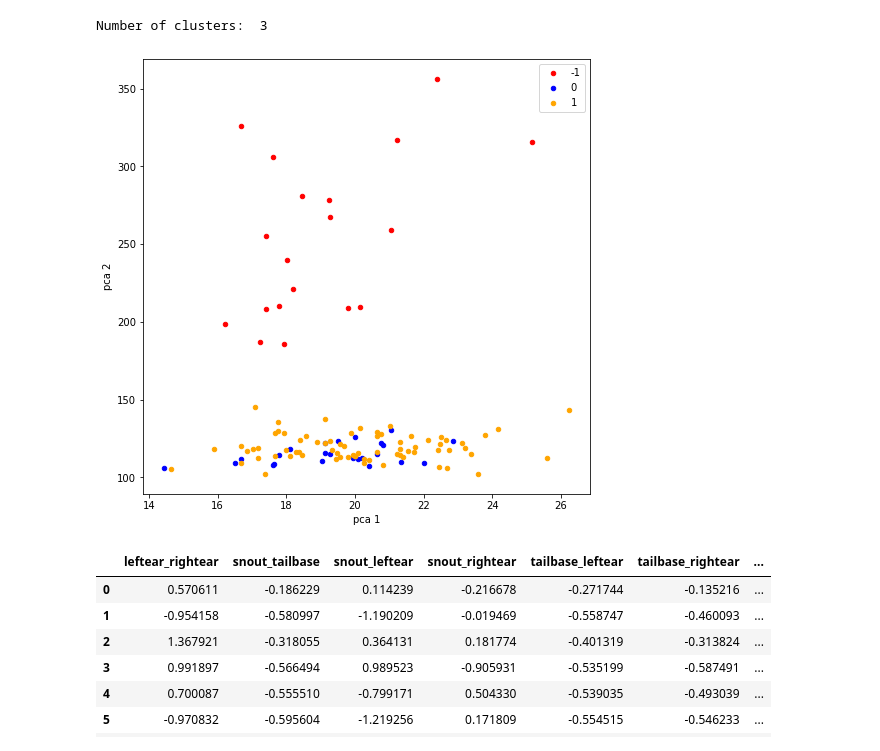
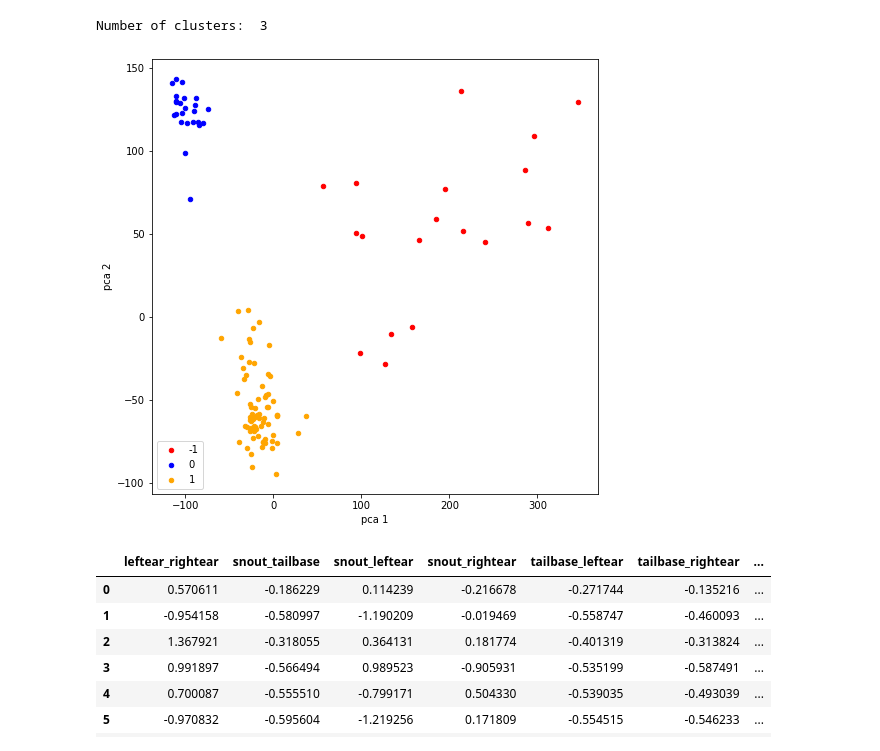
Before and after one commit to AnnaPaulish/Unsupervised_detection_methods, a Jupyter notebook: scripts/clustering_and_LRtest_mice.ipynb, the cells around one changed output. Saved outputs shown, nothing was run; the diff lists cells and outputs as text; code cells hidden in the pictures.

```diff
--- a/scripts/clustering_mice_dataset.ipynb
+++ b/scripts/clustering_and_LRtest_mice.ipynb
@@ -193,6 +193,6 @@ Name: anglesign, dtype: float64
 # %%
 # adding corrupted data in the original dataset
 bodypart = 'tailbase'
-n = len(filenames) // 5 # 1/5 pictures with swap ears
-m = len(filenames) // 5 # 1/5 pictures with random noise
+number_of_images_with_ears_swap = len(filenames) // 5 # 1/5 pictures with swap ears
+number_of_images_with_noise = len(filenames) // 5 # 1/5 pictures with random noise
 # %%
@@ -204,7 +204,7 @@ pictures with fake noise: 23
 # %%
 # swap left and right ears
 fake_data = df.copy(deep=True)
-fake_data = swap_ears(df,fake_data,scorer,n)
+fake_data = swap_ears(df,fake_data,scorer,number_of_images_with_ears_swap)
 fake_data.head(25)
 # %% [output]
 | scorer | Pranav |  |  |  |  |  |  |  |
@@ -228,9 +228,8 @@ fake_data.head(25)
 | labeled-data/m4s1/img0024.png | 22.546 | 419.151 | 29.207 | 427.350 | 26.645 | 410.440 | 136.813 | 437.086 |
 # %%
 # adding random noise
-noise = 100
-fake_data = add_noise(fake_data,scorer,bodypart,'x',n,m,noise)
-fake_data = add_noise(fake_data,scorer,bodypart,'y',n,m,noise)
+fake_data = add_noise(fake_data,scorer,bodypart,'x',number_of_images_with_ears_swap,number_of_images_with_noise,100)
+fake_data = add_noise(fake_data,scorer,bodypart,'y',number_of_images_with_ears_swap,number_of_images_with_noise,100)
 fake_data.head(25)
 # %% [output]
 | scorer | Pranav |  |  |  |  |  |  |  |
@@ -640,9 +640,9 @@ Number of clusters:  3
 # %%
 # visualization of clusters after applying DBSCAN clustering
 # red points correspond to outliers – images with corrupted labels
-show_clusters(data, cluster)
+show_clusters(PCA_components, cluster)
 # %% [output]
-[figure, old version]
+[figure, new version]
 # %%
 features_noise.head(10)
 # %% [output]
```
Also changed, not shown: parts of 5 cells of this notebook, 5 other files.
